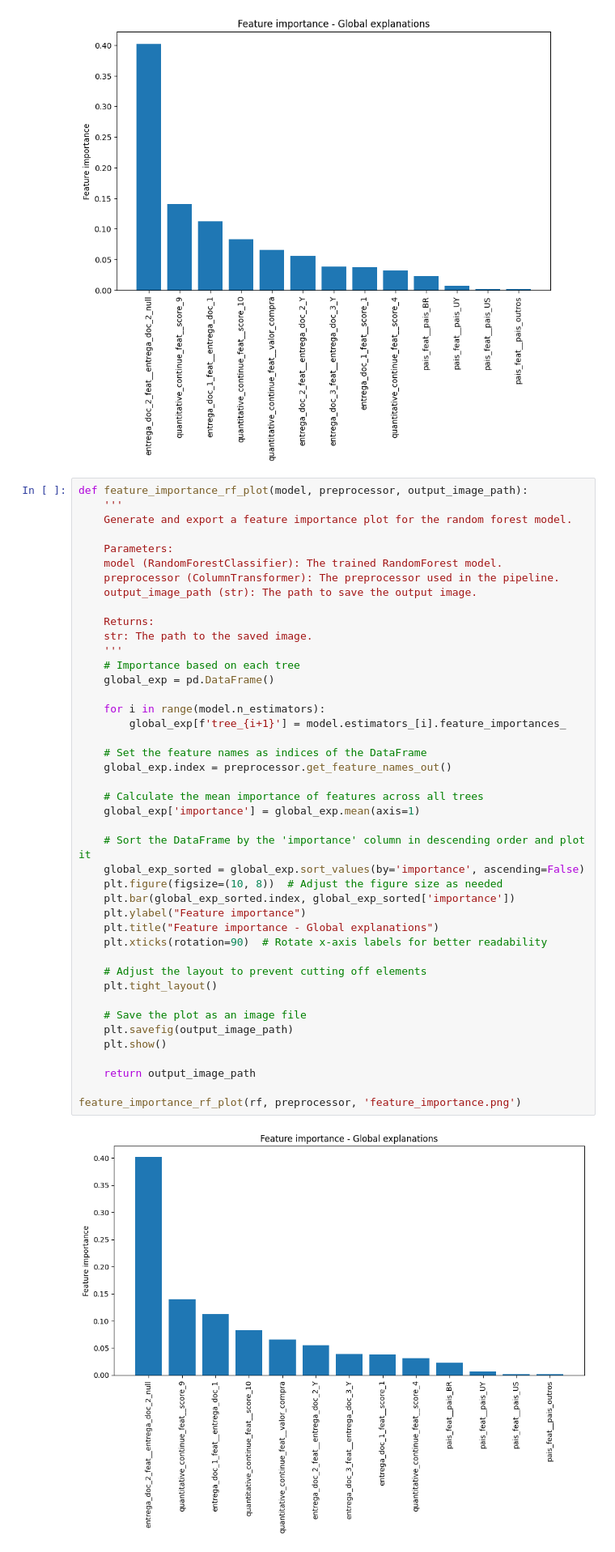
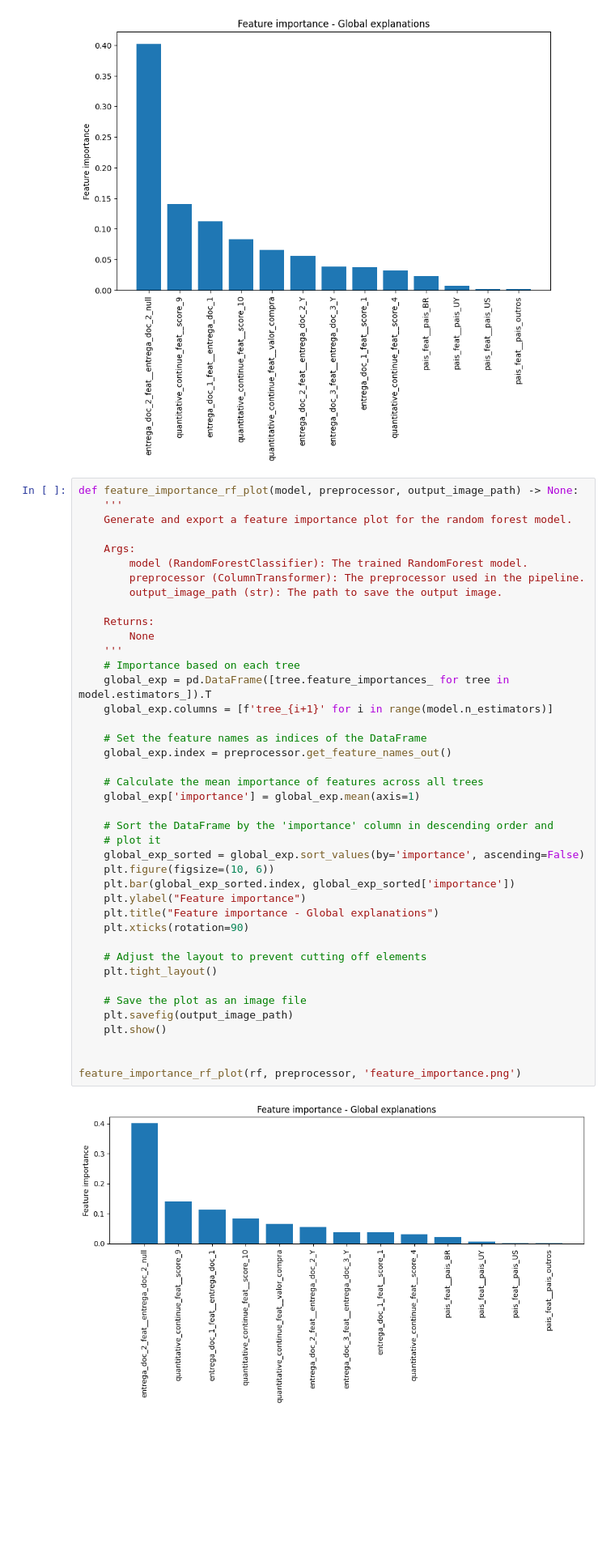
Before and after one commit to vitorbeltrao/fraud-detection, a Jupyter notebook: prototype_notebooks/ml_models.ipynb, the cells around one changed output. Shown at 81% size. Saved outputs shown, nothing was run; the diff lists cells and outputs as text; blank space fills up the shorter version.

Commit message:
Finish training pipeline

```diff
--- a/prototype_notebooks/ml_models.ipynb
+++ b/prototype_notebooks/ml_models.ipynb
@@ -434,47 +434,45 @@ plt.show()
 # %% [output]
 [figure]
 # %%
-def feature_importance_rf_plot(model, preprocessor, output_image_path):
+def feature_importance_rf_plot(model, preprocessor, output_image_path) -> None:
     '''
     Generate and export a feature importance plot for the random forest model.
 
-    Parameters:
-    model (RandomForestClassifier): The trained RandomForest model.
-    preprocessor (ColumnTransformer): The preprocessor used in the pipeline.
-    output_image_path (str): The path to save the output image.
+    Args:
+        model (RandomForestClassifier): The trained RandomForest model.
+        preprocessor (ColumnTransformer): The preprocessor used in the pipeline.
+        output_image_path (str): The path to save the output image.
 
     Returns:
-    str: The path to the saved image.
+        None
     '''
     # Importance based on each tree
-    global_exp = pd.DataFrame()
-
-    for i in range(model.n_estimators):
-        global_exp[f'tree_{i+1}'] = model.estimators_[i].feature_importances_
+    global_exp = pd.DataFrame([tree.feature_importances_ for tree in model.estimators_]).T
+    global_exp.columns = [f'tree_{i+1}' for i in range(model.n_estimators)]
 
     # Set the feature names as indices of the DataFrame
     global_exp.index = preprocessor.get_feature_names_out()
 
     # Calculate the mean importance of features across all trees
     global_exp['importance'] = global_exp.mean(axis=1)
 
-    # Sort the DataFrame by the 'importance' column in descending order and plot it
+    # Sort the DataFrame by the 'importance' column in descending order and
+    # plot it
     global_exp_sorted = global_exp.sort_values(by='importance', ascending=False)
-    plt.figure(figsize=(10, 8))  # Adjust the figure size as needed
+    plt.figure(figsize=(10, 6))
     plt.bar(global_exp_sorted.index, global_exp_sorted['importance'])
     plt.ylabel("Feature importance")
     plt.title("Feature importance - Global explanations")
-    plt.xticks(rotation=90)  # Rotate x-axis labels for better readability
+    plt.xticks(rotation=90)
 
     # Adjust the layout to prevent cutting off elements
     plt.tight_layout()
 
     # Save the plot as an image file
     plt.savefig(output_image_path)
     plt.show()
 
-    return output_image_path
 
 feature_importance_rf_plot(rf, preprocessor, 'feature_importance.png')
 # %% [output]
-[figure, old version]
+[figure, new version]
```
Also changed, not shown: parts of 1 cell of this notebook, 4 other files.
